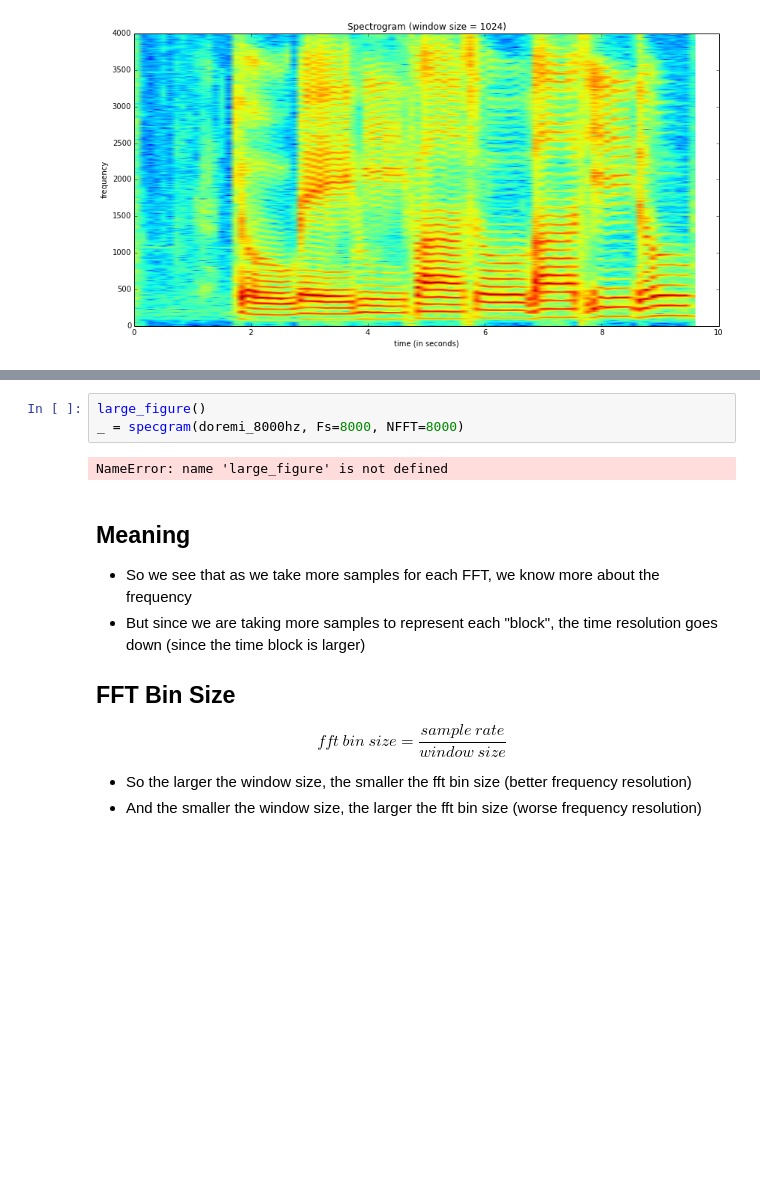
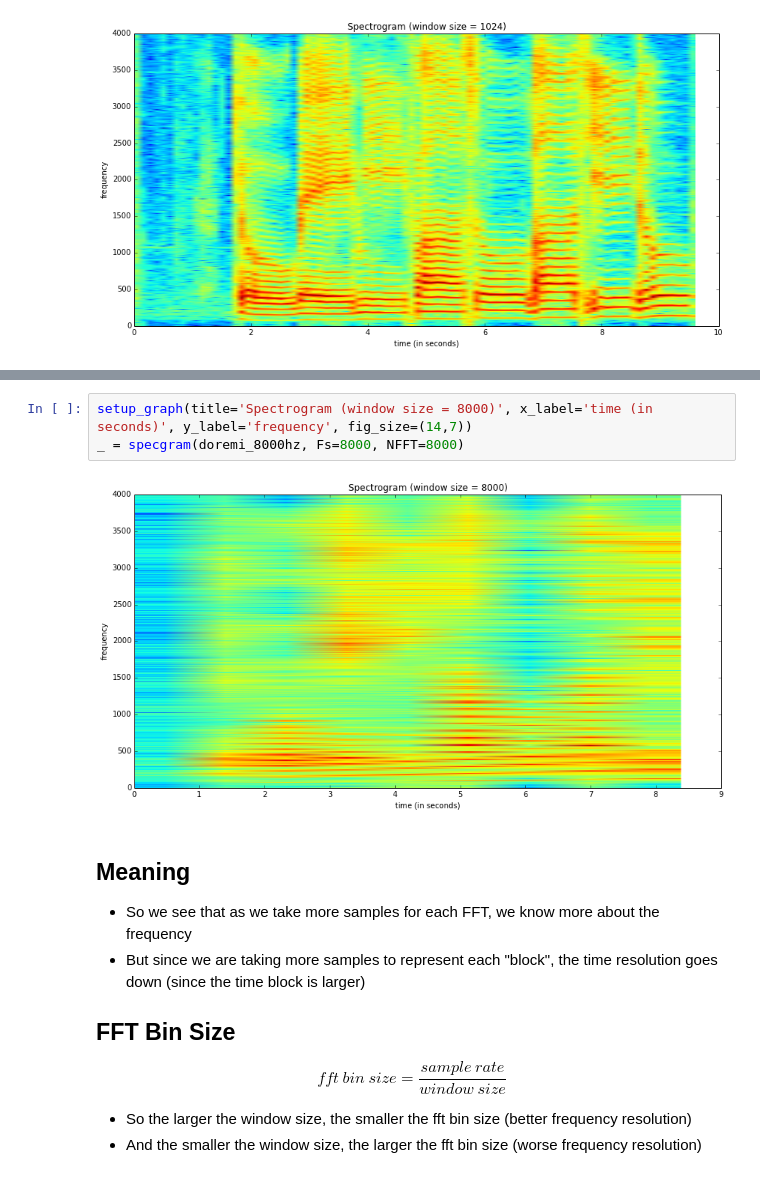
Before and after one commit to calebmadrigal/FourierTalkOSCON, a Jupyter notebook: 08_STFT.ipynb, the cells around one changed output, grey strips where cells are left out. Saved outputs shown, nothing was run; the diff lists cells and outputs as text; blank space fills up the shorter version.

```diff
--- a/08_STFT.ipynb
+++ b/08_STFT.ipynb
@@ -109,10 +109,10 @@ _ = specgram(doremi_8000hz, Fs=8000, NFFT=2048)
 # %% [output]
 [figure]
 # %%
-large_figure()
+setup_graph(title='Spectrogram (window size = 8000)', x_label='time (in seconds)', y_label='frequency', fig_size=(14,7))
 _ = specgram(doremi_8000hz, Fs=8000, NFFT=8000)
 # %% [output]
-NameError: name 'large_figure' is not defined
+[figure, added]
 # %% [markdown]
 ## Meaning
 
```
Also changed, not shown: parts of 1 cell of this notebook, 3 other files.
